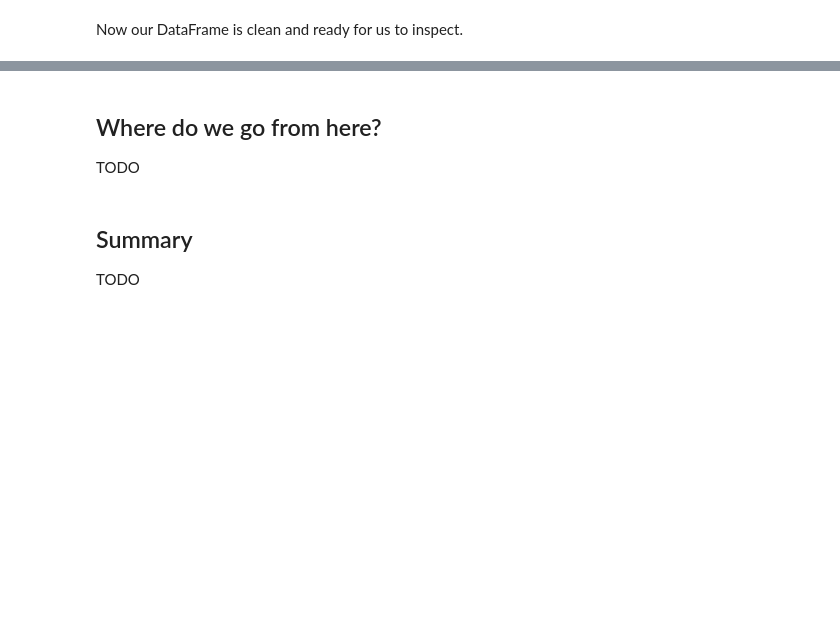
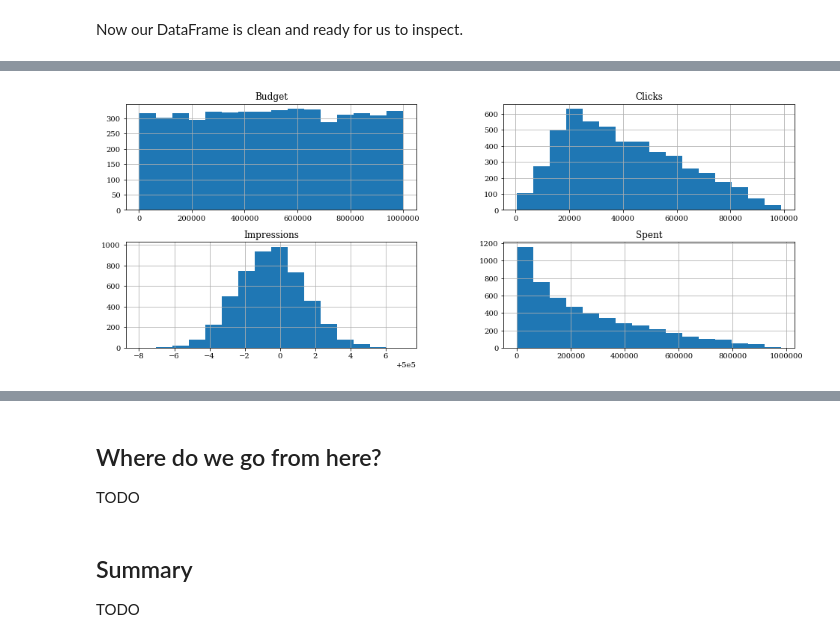
Before and after one commit to gmacario/learning-python, a Jupyter notebook: lpbook/ch9/ch9_dealing_with_data.ipynb, the cells around one changed output, grey strips where cells are left out. Saved outputs shown, nothing was run; the diff lists cells and outputs as text; code cells hidden in the pictures; blank space fills up the shorter version.

```diff
--- a/lpbook/ch9/ch9_dealing_with_data.ipynb
+++ b/lpbook/ch9/ch9_dealing_with_data.ipynb
@@ -563,0 +549,3 @@ TODO
+# %%
+import pylab
+pylab.rcParams.update({'font.family': 'serif'})
@@ -563,0 +564,5 @@ TODO
+# %%
+df5[['Budget', 'Spent', 'Clicks', 'Impressions']]\
+    .hist(bins=16, figsize=(16, 6));
+# %% [output]
+[figure, added]
```
Also changed, not shown: parts of 34 cells of this notebook.
